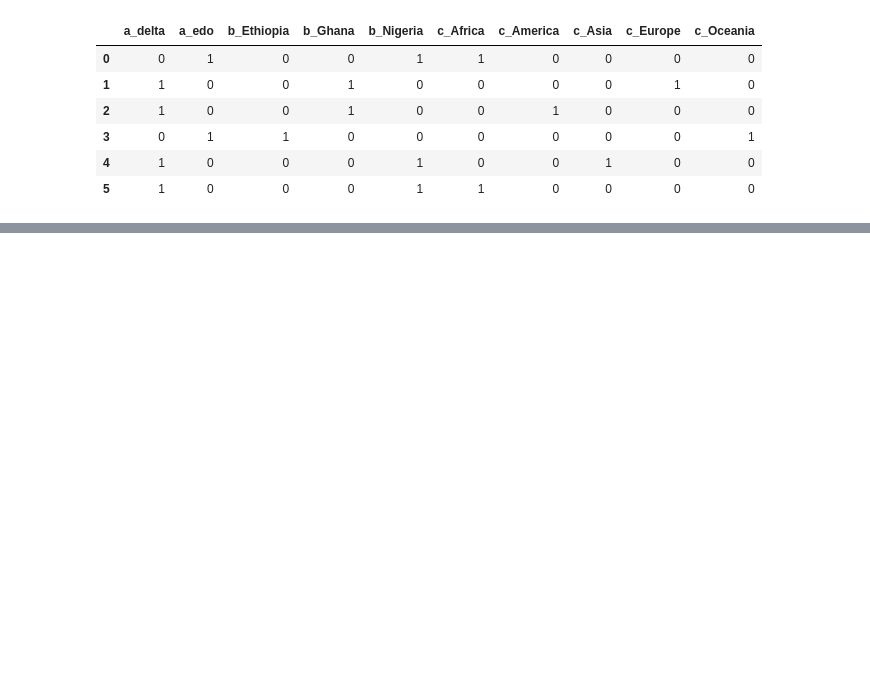
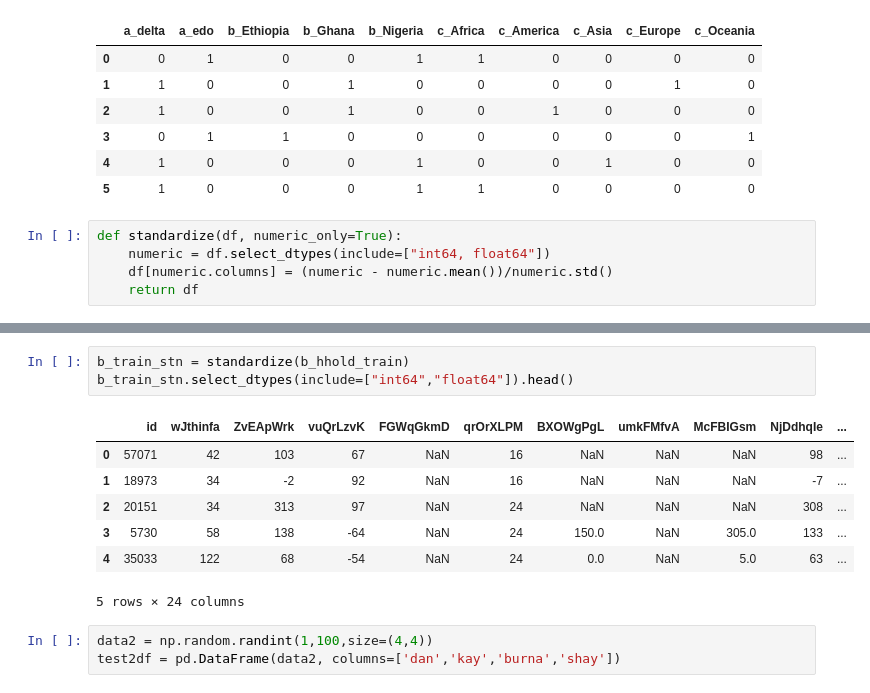
Before and after one commit to jaeycyril/poverty-prediction, a Jupyter notebook: wrangle_1.ipynb, the cells around one changed output, grey strips where cells are left out. Saved outputs shown, nothing was run; the diff lists cells and outputs as text; blank space fills up the shorter version.

Commit message:
write and test standardization function

```diff
--- a/wrangle_1.ipynb
+++ b/wrangle_1.ipynb
@@ -121,3 +121,8 @@ pd.get_dummies(testdf)
 | 3 | 0 | 1 | 1 | 0 | 0 | 0 | 0 | 0 | 0 | 1 |
 | 4 | 1 | 0 | 0 | 0 | 1 | 0 | 0 | 1 | 0 | 0 |
 | 5 | 1 | 0 | 0 | 0 | 1 | 1 | 0 | 0 | 0 | 0 |
+# %%
+def standardize(df, numeric_only=True):
+    numeric = df.select_dtypes(include=["int64, float64"])
+    df[numeric.columns] = (numeric - numeric.mean())/numeric.std()
+    return df
@@ -123,0 +167,14 @@ pd.get_dummies(testdf)
+# %%
+b_train_stn = standardize(b_hhold_train)
+b_train_stn.select_dtypes(include=["int64","float64"]).head()
+# %% [output]
+|  | id | wJthinfa | ZvEApWrk | vuQrLzvK | FGWqGkmD | qrOrXLPM | BXOWgPgL | umkFMfvA | McFBIGsm | NjDdhqIe | ... |
+| 0 | 57071 | 42 | 103 | 67 | NaN | 16 | NaN | NaN | NaN | 98 | ... |
+| 1 | 18973 | 34 | -2 | 92 | NaN | 16 | NaN | NaN | NaN | -7 | ... |
+| 2 | 20151 | 34 | 313 | 97 | NaN | 24 | NaN | NaN | NaN | 308 | ... |
+| 3 | 5730 | 58 | 138 | -64 | NaN | 24 | 150.0 | NaN | 305.0 | 133 | ... |
+| 4 | 35033 | 122 | 68 | -54 | NaN | 24 | 0.0 | NaN | 5.0 | 63 | ... |
+5 rows × 24 columns
+# %%
+data2 = np.random.randint(1,100,size=(4,4))
+test2df = pd.DataFrame(data2, columns=['dan','kay','burna','shay'])
```
Also changed, not shown: parts of 23 cells of this notebook.
